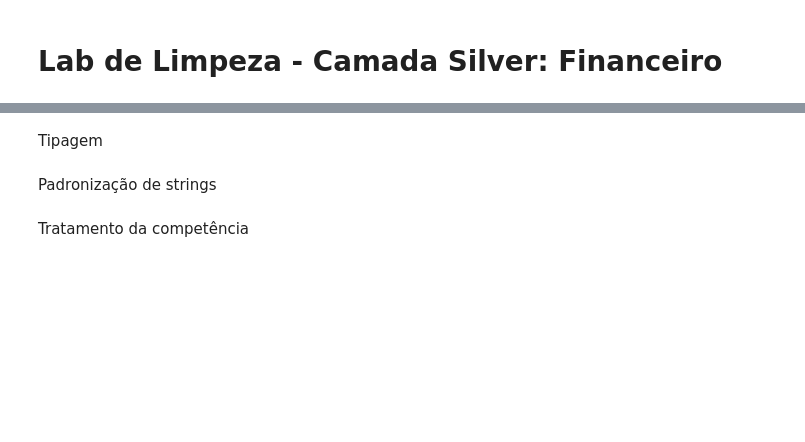
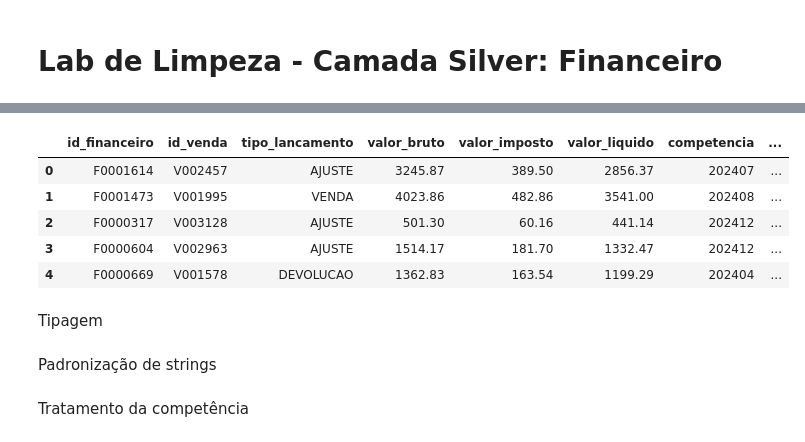
Before and after one commit to rafaelladuarte/refresco-data-case, a Jupyter notebook: pipeline/silver/notebooks/clean_financeiro.ipynb, the cells around one changed output, grey strips where cells are left out. Saved outputs shown, nothing was run; the diff lists cells and outputs as text; code cells hidden in the pictures; blank space fills up the shorter version.

```diff
--- a/pipeline/silver/notebooks/clean_financeiro.ipynb
+++ b/pipeline/silver/notebooks/clean_financeiro.ipynb
@@ -3,18 +19,19 @@
 # %%
-import pandas as pd
-import s3fs
-
-storage_options = {
-    "key": "minio",
-    "secret": "minio123",
-    "client_kwargs": {"endpoint_url": "http://localhost:9000"}
-}
-
-fs = s3fs.S3FileSystem(**storage_options)
-arquivos = fs.glob("bronze/financeiro/**/*.csv")
-
-df = pd.concat([pd.read_csv(f"s3://{'{arquivo}'}", storage_options=storage_options) for arquivo in arquivos], ignore_index=True)
+df = pd.concat(
+    [
+        pd.read_csv(f"s3://{arquivo}", storage_options=storage_options)
+        for arquivo in arquivos
+    ],
+    ignore_index=True
+)
 df.head()
+# %% [output]
+|  | id_financeiro | id_venda | tipo_lancamento | valor_bruto | valor_imposto | valor_liquido | competencia | ... |
+| 0 | F0001614 | V002457 | AJUSTE | 3245.87 | 389.50 | 2856.37 | 202407 | ... |
+| 1 | F0001473 | V001995 | VENDA | 4023.86 | 482.86 | 3541.00 | 202408 | ... |
+| 2 | F0000317 | V003128 | AJUSTE | 501.30 | 60.16 | 441.14 | 202412 | ... |
+| 3 | F0000604 | V002963 | AJUSTE | 1514.17 | 181.70 | 1332.47 | 202412 | ... |
+| 4 | F0000669 | V001578 | DEVOLUCAO | 1362.83 | 163.54 | 1199.29 | 202404 | ... |
 # %% [markdown]
 Tipagem
 # %%
```
Also changed, not shown: parts of 18 cells of this notebook, 11 other files.
